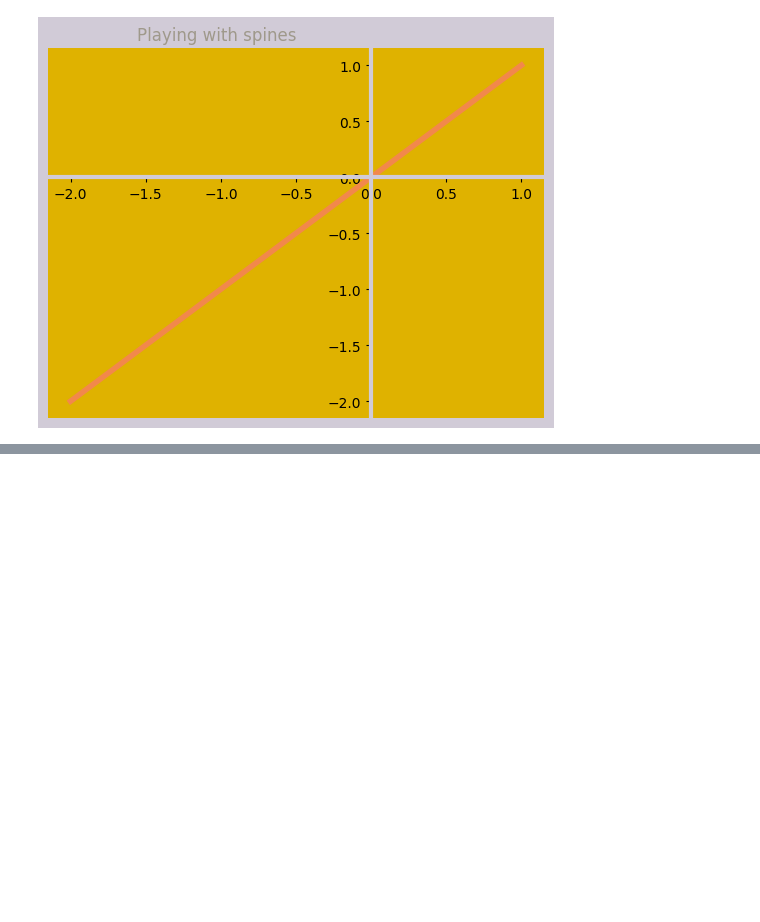
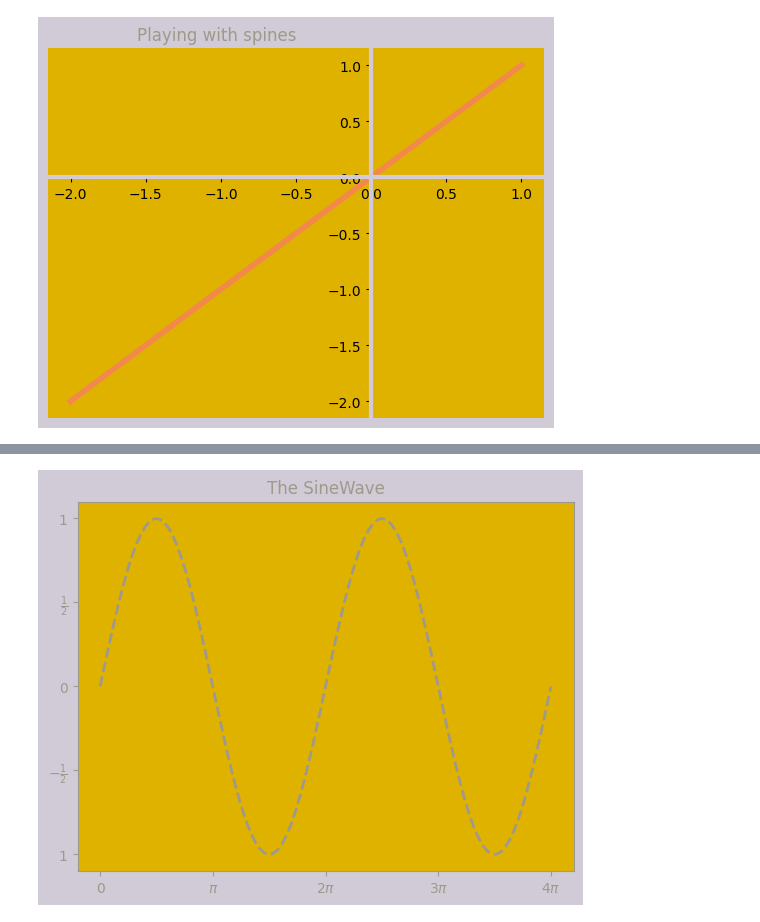
Before and after one commit to alvarohernandezalt/matplotlib_thePathof, a Jupyter notebook: 01_OOP_InterfacesDesign/AB_Appearance_TicksGridsAxes.ipynb, the cells around one changed output, grey strips where cells are left out. Saved outputs shown, nothing was run; the diff lists cells and outputs as text; code cells hidden in the pictures; blank space fills up the shorter version.

```diff
--- a/01_OOP_InterfacesDesign/AB_Appearance_TicksGridsAxes.ipynb
+++ b/01_OOP_InterfacesDesign/AB_Appearance_TicksGridsAxes.ipynb
@@ -112,0 +125,22 @@ for spine in 'bottom', 'left':
+# %%
+# Create a wave line
+x = np.linspace(0, np.pi * 4, 100)
+
+fig, ax = plt.figure(facecolor='#D1CBD7'), plt.axes(facecolor='#DFB200')
+ax.plot(x, np.sin(x), color='#9F998B', linewidth=2, linestyle='dashed')
+ax.set_title('The SineWave', color='#9F998B')
+
+for spine in 'bottom', 'left', 'top', 'right':
+  ax.spines[spine].set_color('#9F998B')
+ax.xaxis.set_tick_params(color='#9F998B')
+ax.yaxis.set_tick_params(color='#9F998B')
+
+# X Ticks
+ax.xaxis.set_ticks([0,np.pi,np.pi*2,np.pi*3, np.pi*4])
+ax.xaxis.set_ticklabels([0,r'$\pi$', r'$2\pi$', r'$3\pi$', r'$4\pi$'], color='#9F998B')
+
+# Y Ticks
+ax.set_yticks([-1,-0.5,0,0.5,1])
+ax.set_yticklabels([1, r'$-\frac{1}{2}$', 0, r'$\frac{1}{2}$', 1], color='#9F998B');
+# %% [output]
+[figure, added]
```
Also changed, not shown: parts of 6 cells of this notebook.
